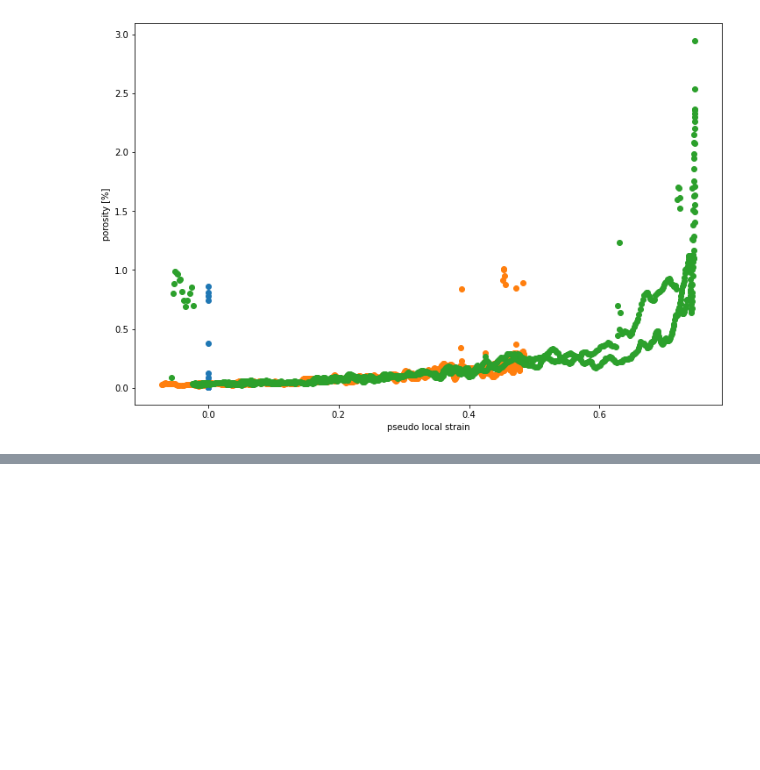
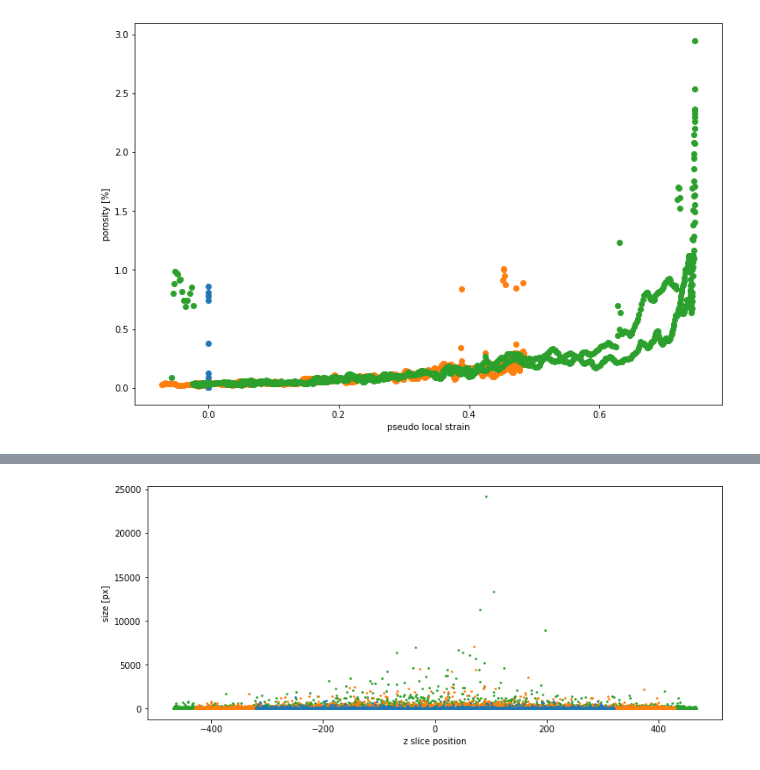
Before and after one commit to MEALORII/TP_tomo, a Jupyter notebook: script_fiji-py/MEALOR_TD_tomo-v2.ipynb, the cells around one changed output, grey strips where cells are left out. Drawn from its saved outputs; the diff is of its cells as text; code cells hidden in the pictures; blank space fills up the shorter version.

```diff
--- a/script_fiji-py/MEALOR_TD_tomo-v2.ipynb
+++ b/script_fiji-py/MEALOR_TD_tomo-v2.ipynb
@@ -141,0 +212,12 @@ plt.show()
+# %%
+# plot the void size as function of their position
+plt.figure(figsize=(12,5))
+
+
+for i, d in enumerate(data_cav_analyse_filterd):
+    plt.scatter(d["CZ (pix)"]-centers[i], d["Vol (pix)"], s=3, zorder=3-i)
+plt.xlabel("z slice position")
+plt.ylabel("size [px]")
+plt.show()
+# %% [output]
+[figure, added]
```
Also changed, not shown: parts of 9 cells of this notebook, 6 other files.
